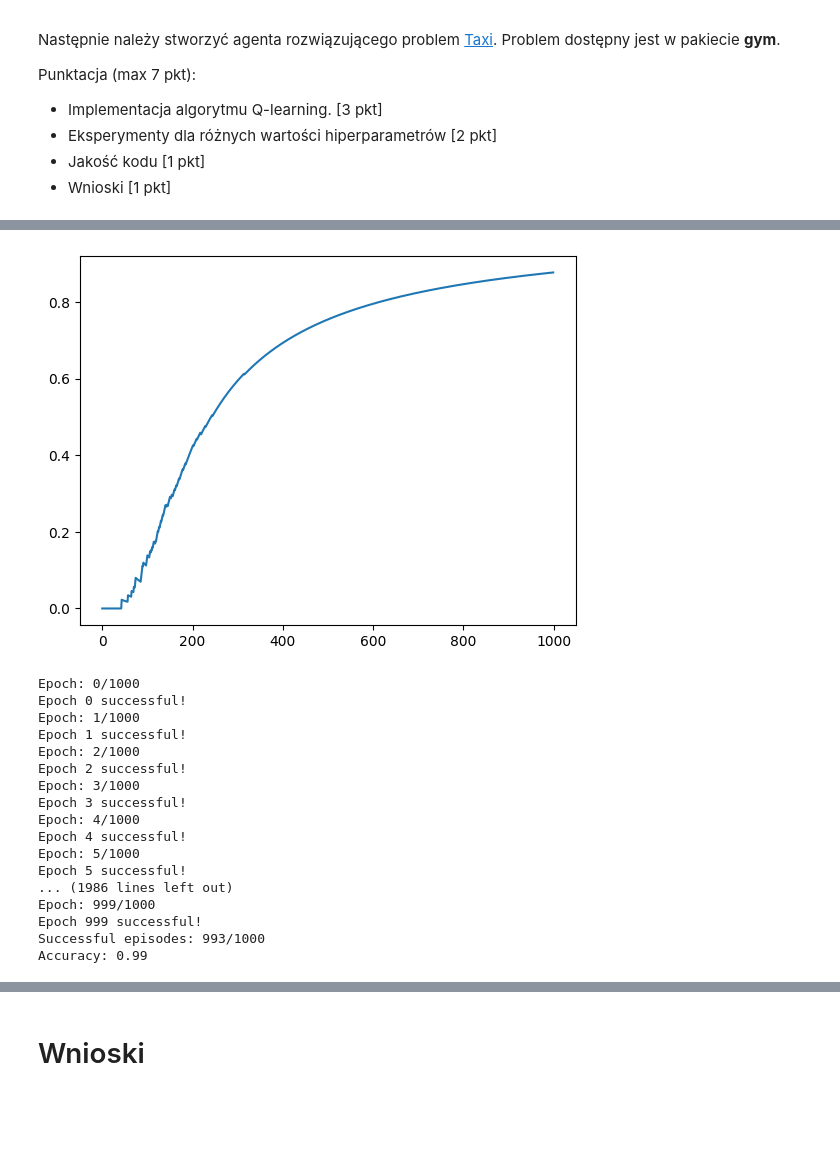
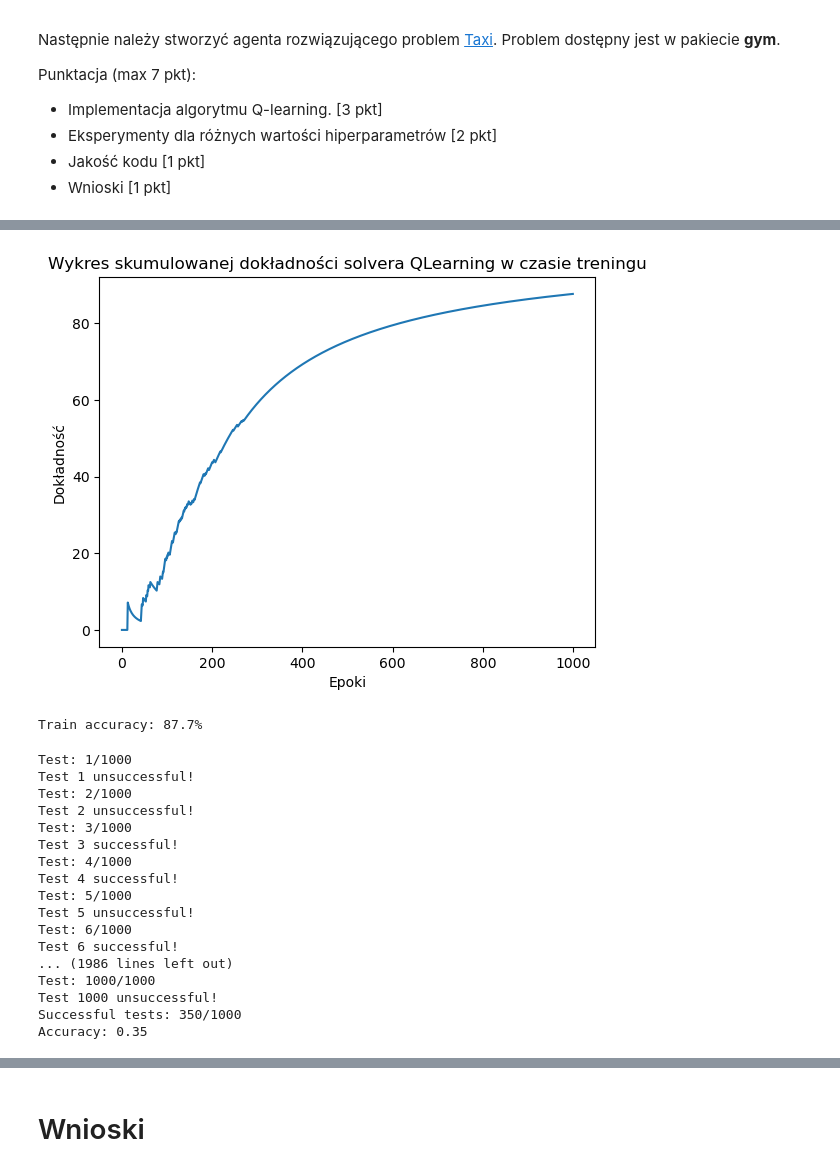
Before and after one commit to VisteK528/WSI, a Jupyter notebook: Exercise5/zad5.ipynb, the cells around one changed output, grey strips where cells are left out. Drawn from its saved outputs; the diff is of its cells as text; code cells hidden in the pictures; blank space fills up the shorter version.

Commit message:
Added new plots and tests

```diff
--- a/Exercise5/zad5.ipynb
+++ b/Exercise5/zad5.ipynb
@@ -46,7 +45,6 @@ class QLearningSolver:
                reward: float) -> None:
         """Update Q-value of given state and action."""
         delta = reward + self._gamma * np.max(self._q_table[new_state]) - self._q_table[state, action]
-
         self._q_table[state, action] = self._q_table[state, action] + self._learning_rate * delta
 
     def get_best_action(self, state: np.ndarray) -> np.ndarray:
@@ -61,7 +59,15 @@ class QLearningSolver:
 
     def __repr__(self):
         """Elegant representation of Q-learning solver."""
-        pass
+        info = f"Q-Learning Solver\n"
+        info += "="*20 + '\n'
+        info += f"Learning rate: {self._learning_rate}"
+        info += f"Gamma: {self._gamma}"
+        info += f"Epsilon: {self._epsilon}"
+        info += "="*20 + '\n'
+        info += f"Observation space: {self._observation_space}"
+        info += f"Action space: {self._action_space}"
+        return info
 
     def __str__(self):
         return self.__repr__()
@@ -80,7 +86,7 @@ def train(environment: Env, epochs: int, steps_per_epoch: int,
     results = []
     successful_epochs = 0
 
-    for epoch in range(epochs):
+    for epoch in range(1, epochs+1):
         if verbose == 1:
             print(f"Epoch: {epoch}/{epochs}")
 
@@ -109,7 +115,7 @@ def train(environment: Env, epochs: int, steps_per_epoch: int,
         results.append(done)
 
     if verbose == 1:
-        print(f"Successful episodes: {successful_epochs}/{epochs}")
+        print(f"Successful epochs: {successful_epochs}/{epochs}")
 
     return solver, rewards, results
 # %%
@@ -176,0 +276,4 @@ plt.plot([x for x in range(train_epochs)], rewards)
+# %%
+train_epochs = 1000
+parameters = {"learning_rate": 0.9, "gamma": 0.9, "epsilon": 0.1}
+solver_best, train_rewards_2, train_results_2 = train(gymnasium.make('Taxi-v3'), epochs=train_epochs, steps_per_epoch=100, parameters=parameters, verbose=1)
@@ -177,28 +306,35 @@ plt.plot([x for x in range(train_epochs)], rewards)
 # %%
-accumulated_accuracies = [len([results[x] for x in range(i) if results[x]])/i for i in range(1,train_epochs+1)]
-plt.plot([x for x in range(train_epochs)], accumulated_accuracies)
+accumulated_accuracies = [len([train_results_2[x] for x in range(i) if train_results_2[x]])/i for i in range(1,train_epochs+1)]
+accumulated_accuracies_percent = [100*x for x in accumulated_accuracies]
+plt.plot([x for x in range(train_epochs)], accumulated_accuracies_percent)
+plt.xlabel("Epoki")
+plt.ylabel("Dokładność")
+plt.title("Wykres skumulowanej dokładności solvera QLearning w czasie treningu")
 plt.show()
 # %% [output]
-[figure, old version]
+[figure, new version]
+# %%
+print(f"Train accuracy: {accumulated_accuracies_percent[-1]}%")
+# %% [output]
+Train accuracy: 87.7%
 # %%
 tests = 1000
-parameters = {"learning_rate": 0.95, "gamma": 0.8, "epsilon": 0.1}
-rewards, results, accuracy = test_solver(gymnasium.make('Taxi-v3'), tests, 100, verbose=1)
+test_rewards_2, test_results_2, test_accuracy_2 = test_solver(gymnasium.make('Taxi-v3'), tests, 100, verbose=1)
 # %% [output]
-Epoch: 0/1000
-Epoch 0 successful!
-Epoch: 1/1000
-Epoch 1 successful!
-Epoch: 2/1000
-Epoch 2 successful!
-Epoch: 3/1000
-Epoch 3 successful!
-Epoch: 4/1000
-Epoch 4 successful!
-Epoch: 5/1000
-Epoch 5 successful!
+Test: 1/1000
+Test 1 unsuccessful!
+Test: 2/1000
+Test 2 unsuccessful!
+Test: 3/1000
+Test 3 successful!
+Test: 4/1000
+Test 4 successful!
+Test: 5/1000
+Test 5 unsuccessful!
+Test: 6/1000
+Test 6 successful!
 ... (1986 lines left out)
-Epoch: 999/1000
-Epoch 999 successful!
-Successful episodes: 993/1000
-Accuracy: 0.99
+Test: 1000/1000
+Test 1000 unsuccessful!
+Successful tests: 350/1000
+Accuracy: 0.35
```
Also changed, not shown: parts of 23 cells of this notebook.
